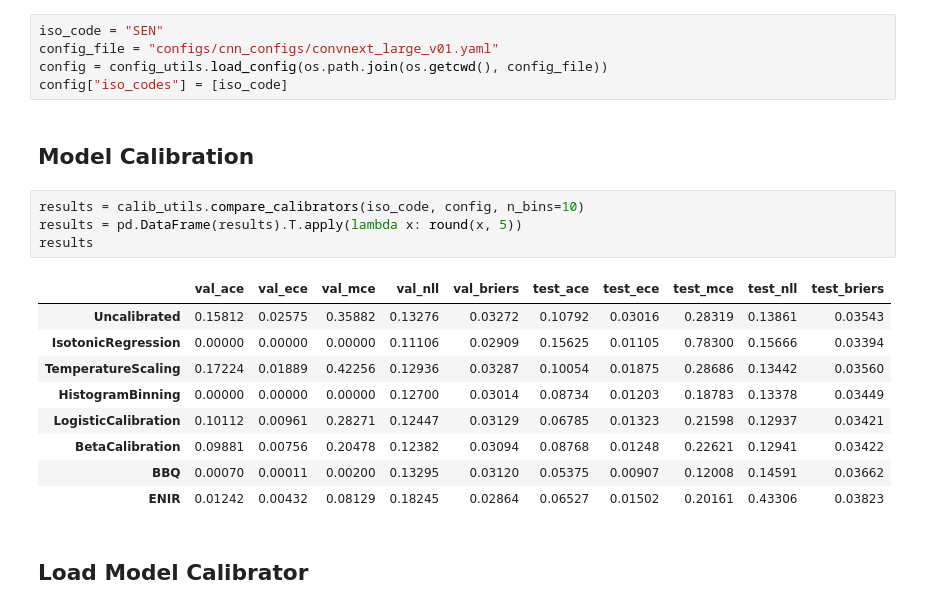
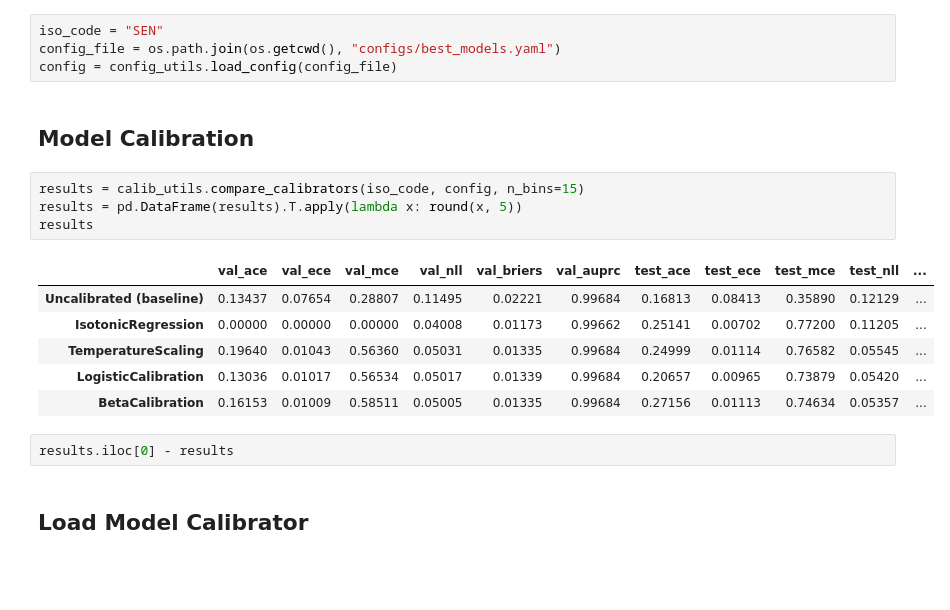
Before and after one commit to unicef/giga-global-school-mapping, a Jupyter notebook: notebooks/07_model_calibration.ipynb, the cells around one changed output. Drawn from its saved outputs; the diff is of its cells as text; blank space fills up the shorter version.

```diff
--- a/notebooks/07_model_calibration.ipynb
+++ b/notebooks/07_model_calibration.ipynb
@@ -20,25 +22,23 @@ pd.set_option('mode.chained_assignment', None)
 ## Load Configuration
 # %%
 iso_code = "SEN"
-config_file = "configs/cnn_configs/convnext_large_v01.yaml"
-config = config_utils.load_config(os.path.join(os.getcwd(), config_file))
-config["iso_codes"] = [iso_code]
+config_file = os.path.join(os.getcwd(), "configs/best_models.yaml")
+config = config_utils.load_config(config_file)
 # %% [markdown]
 ## Model Calibration
 # %%
-results = calib_utils.compare_calibrators(iso_code, config, n_bins=10)
+results = calib_utils.compare_calibrators(iso_code, config, n_bins=15)
 results = pd.DataFrame(results).T.apply(lambda x: round(x, 5))
 results
 # %% [output]
-|  | val_ace | val_ece | val_mce | val_nll | val_briers | test_ace | test_ece | test_mce | test_nll | test_briers |
-| Uncalibrated | 0.15812 | 0.02575 | 0.35882 | 0.13276 | 0.03272 | 0.10792 | 0.03016 | 0.28319 | 0.13861 | 0.03543 |
-| IsotonicRegression | 0.00000 | 0.00000 | 0.00000 | 0.11106 | 0.02909 | 0.15625 | 0.01105 | 0.78300 | 0.15666 | 0.03394 |
-| TemperatureScaling | 0.17224 | 0.01889 | 0.42256 | 0.12936 | 0.03287 | 0.10054 | 0.01875 | 0.28686 | 0.13442 | 0.03560 |
-| HistogramBinning | 0.00000 | 0.00000 | 0.00000 | 0.12700 | 0.03014 | 0.08734 | 0.01203 | 0.18783 | 0.13378 | 0.03449 |
-| LogisticCalibration | 0.10112 | 0.00961 | 0.28271 | 0.12447 | 0.03129 | 0.06785 | 0.01323 | 0.21598 | 0.12937 | 0.03421 |
-| BetaCalibration | 0.09881 | 0.00756 | 0.20478 | 0.12382 | 0.03094 | 0.08768 | 0.01248 | 0.22621 | 0.12941 | 0.03422 |
-| BBQ | 0.00070 | 0.00011 | 0.00200 | 0.13295 | 0.03120 | 0.05375 | 0.00907 | 0.12008 | 0.14591 | 0.03662 |
-| ENIR | 0.01242 | 0.00432 | 0.08129 | 0.18245 | 0.02864 | 0.06527 | 0.01502 | 0.20161 | 0.43306 | 0.03823 |
+|  | val_ace | val_ece | val_mce | val_nll | val_briers | val_auprc | test_ace | test_ece | test_mce | test_nll | ... |
+| Uncalibrated (baseline) | 0.13437 | 0.07654 | 0.28807 | 0.11495 | 0.02221 | 0.99684 | 0.16813 | 0.08413 | 0.35890 | 0.12129 | ... |
+| IsotonicRegression | 0.00000 | 0.00000 | 0.00000 | 0.04008 | 0.01173 | 0.99662 | 0.25141 | 0.00702 | 0.77200 | 0.11205 | ... |
+| TemperatureScaling | 0.19640 | 0.01043 | 0.56360 | 0.05031 | 0.01335 | 0.99684 | 0.24999 | 0.01114 | 0.76582 | 0.05545 | ... |
+| LogisticCalibration | 0.13036 | 0.01017 | 0.56534 | 0.05017 | 0.01339 | 0.99684 | 0.20657 | 0.00965 | 0.73879 | 0.05420 | ... |
+| BetaCalibration | 0.16153 | 0.01009 | 0.58511 | 0.05005 | 0.01335 | 0.99684 | 0.27156 | 0.01113 | 0.74634 | 0.05357 | ... |
+# %%
+results.iloc[0] - results
 # %% [markdown]
 ## Load Model Calibrator
 # %%
```
Also changed, not shown: parts of 6 cells of this notebook, 8 other files.
